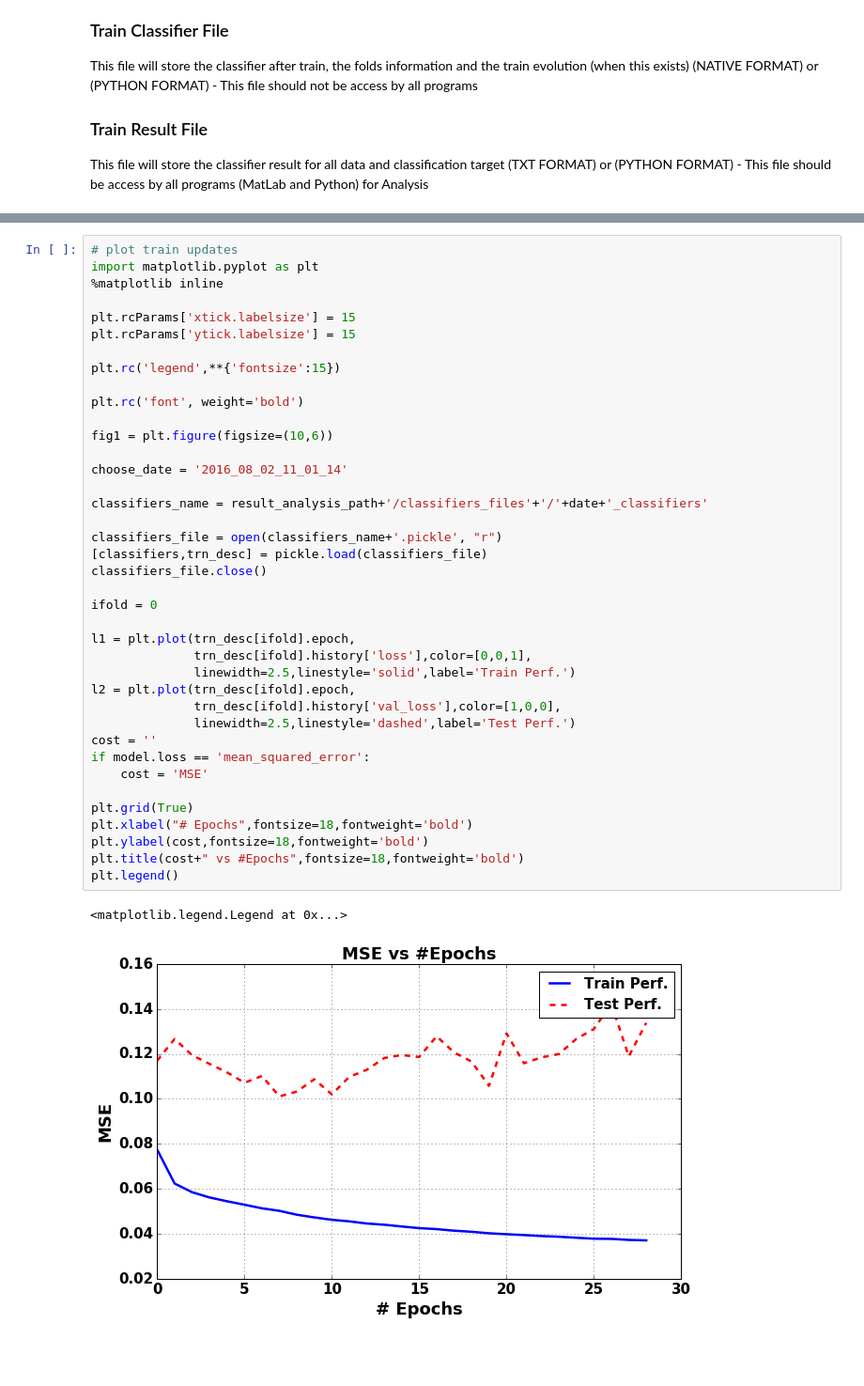
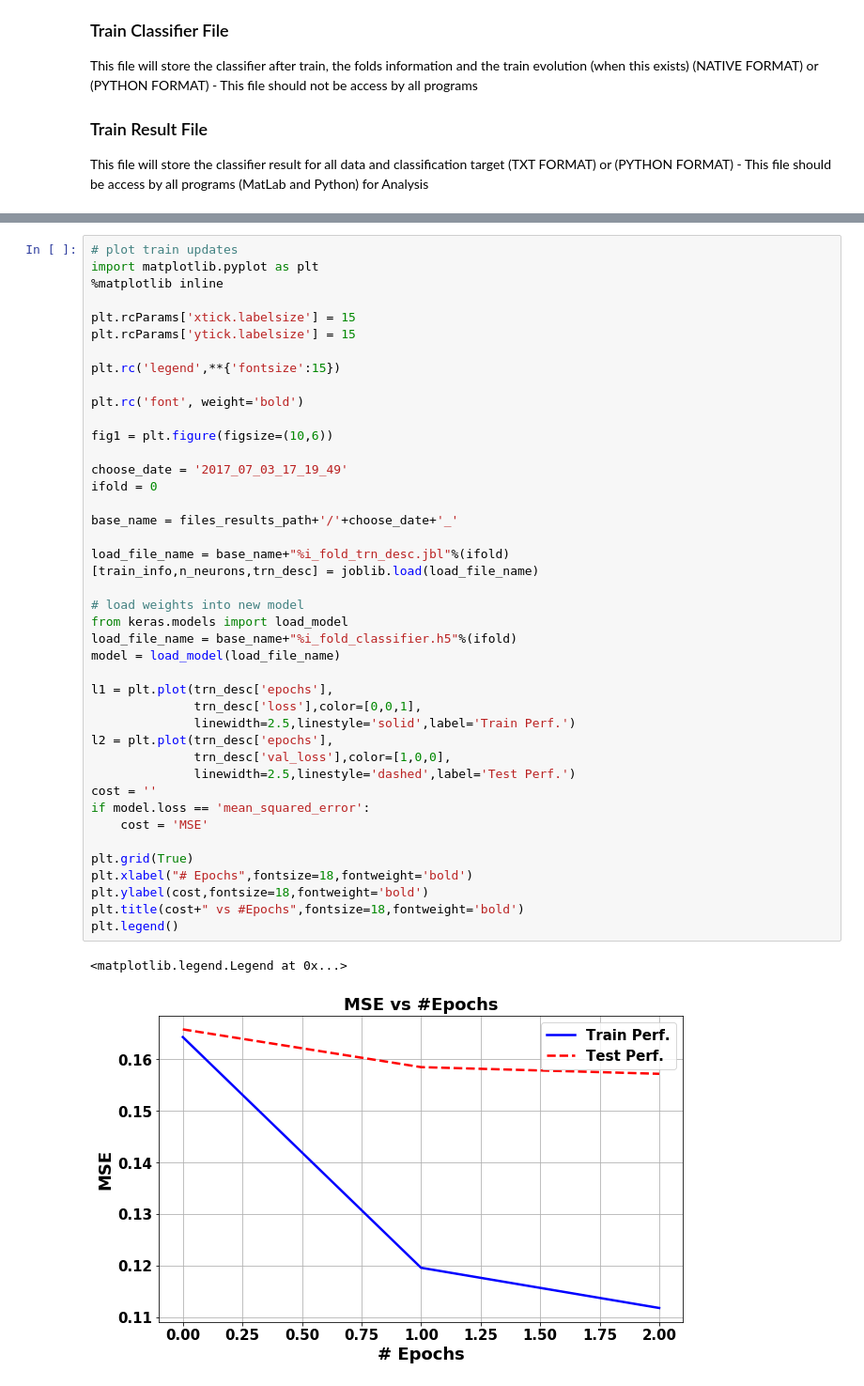
Before and after one commit to natmourajr/SonarAnalysis, a Jupyter notebook: Packages/Classification/NeuralNetwork/FullDataClassificationTrain.ipynb, the cells around one changed output, grey strips where cells are left out. Shown at 94% size. Drawn from its saved outputs; the diff is of its cells as text; blank space fills up the shorter version.

```diff
--- a/Packages/Classification/NeuralNetwork/FullDataClassificationTrain.ipynb
+++ b/Packages/Classification/NeuralNetwork/FullDataClassificationTrain.ipynb
@@ -226,45 +273,48 @@ print log_entries
 # %%
 # plot train updates
 import matplotlib.pyplot as plt
 %matplotlib inline
 
 plt.rcParams['xtick.labelsize'] = 15
 plt.rcParams['ytick.labelsize'] = 15
 
 plt.rc('legend',**{'fontsize':15})
 
 plt.rc('font', weight='bold')
 
 fig1 = plt.figure(figsize=(10,6))
 
-choose_date = '2016_08_02_11_01_14'
-
-classifiers_name = result_analysis_path+'/classifiers_files'+'/'+date+'_classifiers'
-
-classifiers_file = open(classifiers_name+'.pickle', "r")
-[classifiers,trn_desc] = pickle.load(classifiers_file)
-classifiers_file.close()
-
+choose_date = '2017_07_03_17_19_49'
 ifold = 0
 
-l1 = plt.plot(trn_desc[ifold].epoch,
-              trn_desc[ifold].history['loss'],color=[0,0,1],
+base_name = files_results_path+'/'+choose_date+'_'
+
+load_file_name = base_name+"%i_fold_trn_desc.jbl"%(ifold)
+[train_info,n_neurons,trn_desc] = joblib.load(load_file_name)
+
+# load weights into new model
+from keras.models import load_model
+load_file_name = base_name+"%i_fold_classifier.h5"%(ifold)
+model = load_model(load_file_name)
+
+l1 = plt.plot(trn_desc['epochs'],
+              trn_desc['loss'],color=[0,0,1],
               linewidth=2.5,linestyle='solid',label='Train Perf.')
-l2 = plt.plot(trn_desc[ifold].epoch,
-              trn_desc[ifold].history['val_loss'],color=[1,0,0],
+l2 = plt.plot(trn_desc['epochs'],
+              trn_desc['val_loss'],color=[1,0,0],
               linewidth=2.5,linestyle='dashed',label='Test Perf.')
 cost = ''
 if model.loss == 'mean_squared_error':
     cost = 'MSE'
 
 plt.grid(True)
 plt.xlabel("# Epochs",fontsize=18,fontweight='bold')
 plt.ylabel(cost,fontsize=18,fontweight='bold')
 plt.title(cost+" vs #Epochs",fontsize=18,fontweight='bold')
 plt.legend()
 # %% [output]
 <matplotlib.legend.Legend at 0x...>
-[figure, old version]
+[figure, new version]
 # %%
 from sklearn import preprocessing
 
```
Also changed, not shown: parts of 13 cells of this notebook, 10 other files.
